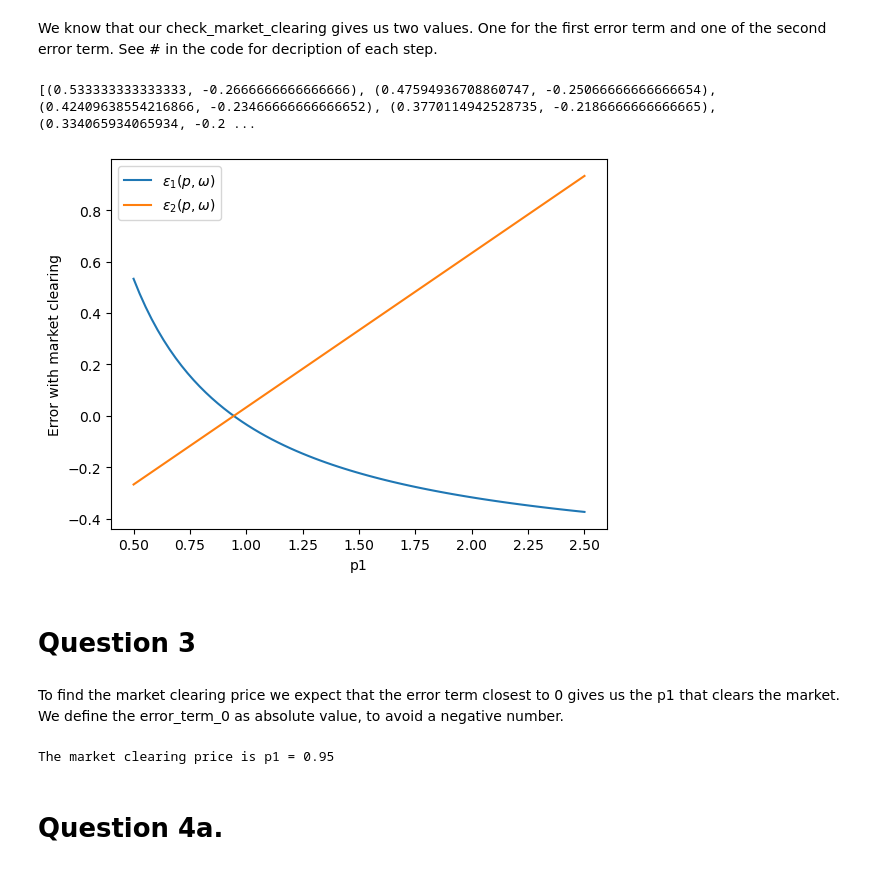
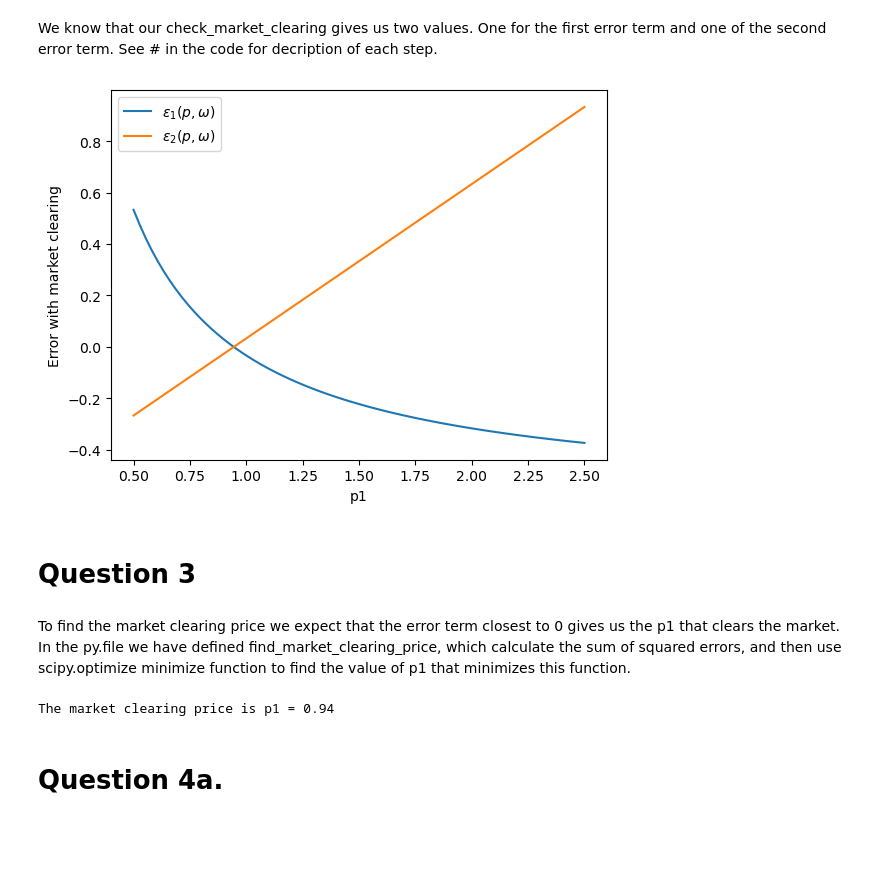
Before and after one commit to NumEconCopenhagen/projects-2024-tummeren-olli, a Jupyter notebook: inauguralproject/inauguralproject.ipynb, the cells around one changed output. Drawn from its saved outputs; the diff is of its cells as text; code cells hidden in the pictures; blank space fills up the shorter version.

```diff
--- a/inauguralproject/inauguralproject.ipynb
+++ b/inauguralproject/inauguralproject.ipynb
@@ -90,54 +39,29 @@ ax_A.legend(frameon=True,loc='upper right',bbox_to_anchor=(1.6,1.0));
 We know that our check_market_clearing gives us two values.
 One for the first error term and one of the second error term.
 See # in the code for decription of each step.
-# %%
-
-#We start of by making an empty list, so we can fill in the values
-p1 = []
-#We fill out this list by making a for loop
-for t in range (N+1):
-    p1.append(0.5+2*t/N)
-#We do the same for the error term.
-e = []
-for t in p1:
-    e.append(model.check_market_clearing(t))
-
-#We print the first 10 values of the error term to check if it works
-print(e[0:10])
-
-# We extract error term 1 and error term 2 from the e list
-error_term_1 = [error[0] for error in e]
-error_term_2 = [error[1] for error in e]
-
-# Plot error term 1 and error term 2
-plt.plot(p1 ,error_term_1, label='$\epsilon_1(p,\omega)$')
-plt.plot(p1 ,error_term_2, label='$\epsilon_2(p,\omega)$')
-
-# We then add labels and legend
-plt.xlabel('p1')
-plt.ylabel('Error with market clearing')
-plt.legend()
-
-# At last, we show the plot
-plt.show()
-# %% [output]
-[(0.533333333333333, -0.2666666666666666), (0.47594936708860747, -0.25066666666666654), (0.42409638554216866, -0.23466666666666652), (0.3770114942528735, -0.2186666666666665), (0.334065934065934, -0.2 ...
-[figure, removed]
+# %%
+# Define the range of prices
+p1_values = np.linspace(0.5, 2.5, N+1)
+
+# We use the range of prices in our market clearing errors function to calculate market clearing errors.
+error_term_1, error_term_2 = model.calculate_market_clearing_errors(p1_values)
+
+# We then plot the market clearing errors
+model.plot_market_clearing_errors(p1_values, error_term_1, error_term_2)
+# %% [output]
+[figure, added]
 # %% [markdown]
 # Question 3
 # %% [markdown]
-To find the market clearing price we expect that the error term closest to 0 gives us the p1 that clears the market. We define the error_term_0 as absolute value, to avoid a negative number.
+To find the market clearing price we expect that the error term closest to 0 gives us the p1 that clears the market. In the py.file we have defined find_market_clearing_price, which calculate the sum of squared errors, and then use scipy.optimize minimize function to find the value of p1 that minimizes this function.
-# %%
-#First we define the error term that is closest to zero
-error_term_0 = np.abs(error_term_1).argmin()
-
-#Then we find the price that clears the market
-market_clearing_p1 = p1[error_term_0]
-
-#We print the price that clears the market
-print(f'The market clearing price is p1 = {market_clearing_p1:.2f}')
-# %% [output]
-The market clearing price is p1 = 0.95
+# %%
+#Find the market clearing price using optimization
+market_clearing_p1 = model.find_market_clearing_price()
+
+# Print the market clearing price
+print(f'The market clearing price is p1 = {market_clearing_p1:.2f}')
+# %% [output]
+The market clearing price is p1 = 0.94
 # %% [markdown]
 # Question 4a.
 # %% [markdown]
```
Also changed, not shown: parts of 23 cells of this notebook, 1 other file.
